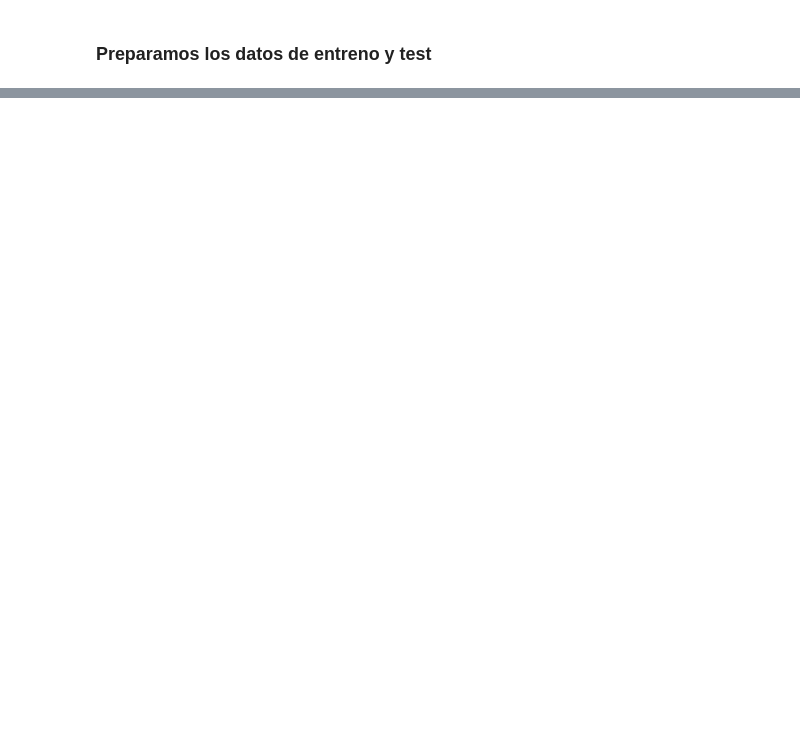
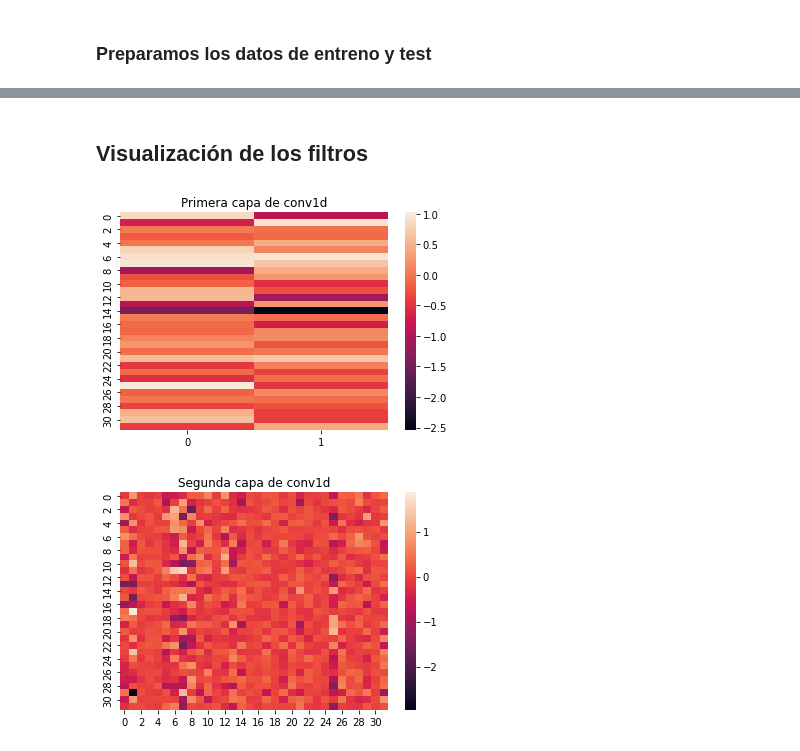
Before and after one commit to AhmedBegggaUA/SetXAI, a Jupyter notebook: src/Clasificador_DeepSet.ipynb, the cells around one changed output, grey strips where cells are left out. Saved outputs shown, nothing was run; the diff lists cells and outputs as text; code cells hidden in the pictures; blank space fills up the shorter version.

Commit message:
Añadidos los pesos del entrenamiento del clasificador, además de la visualización de los filtros del clasificador

```diff
--- a/src/Clasificador_DeepSet.ipynb
+++ b/src/Clasificador_DeepSet.ipynb
@@ -80,0 +82,5 @@ with tqdm(test_loader, unit="batch") as tepoch:
+# %%
+model = torch.load('model.pth' ,map_location=torch.device('cpu'))
+miNet = FSEncoderClasification(set_channels,latent_dim,hidden_dim)
+# %%
+miNet.load_state_dict(torch.load('model.pth' ,map_location=torch.device('cpu')))
@@ -80,0 +89,11 @@ with tqdm(test_loader, unit="batch") as tepoch:
+# %%
+miNet = miNet
+miNet.eval()
+with tqdm(test_loader, unit="batch") as tepoch:
+    for i, sample in enumerate(tepoch):
+        tepoch.set_description(f"Epoch {0}")
+        input, target_set, target_mask = map(lambda x: x, sample)
+        output = miNet(target_set,target_mask)
+        loss = F.cross_entropy(output, input)
+        acc = (output.max(dim=1)[1] == input).float().mean()
+        tepoch.set_postfix(loss=loss.item(), acc=100. * acc.item())
@@ -80,0 +121,2 @@ with tqdm(test_loader, unit="batch") as tepoch:
+# %% [markdown]
+## Visualización de los filtros
@@ -80,0 +128,14 @@ with tqdm(test_loader, unit="batch") as tepoch:
+# %%
+filters= miNet.conv[0].weight
+data = filters.squeeze(2).detach().numpy()
+sn.heatmap(data, annot=False, fmt='g')
+pyplot.title("Primera capa de conv1d")
+pyplot.show()
+filters= miNet.conv[2].weight
+data = filters.squeeze(2).detach().numpy()
+sn.heatmap(data, annot=False, fmt='g')
+pyplot.title("Segunda capa de conv1d")
+pyplot.show()
+# %% [output]
+[figure, added]
+[figure, added]
```
Also changed, not shown: parts of 23 cells of this notebook, 11 other files.
